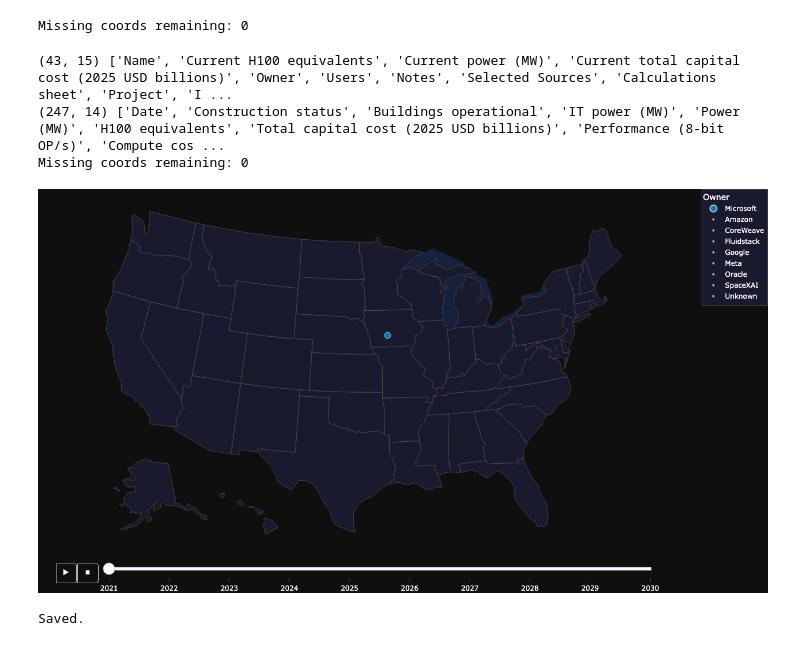
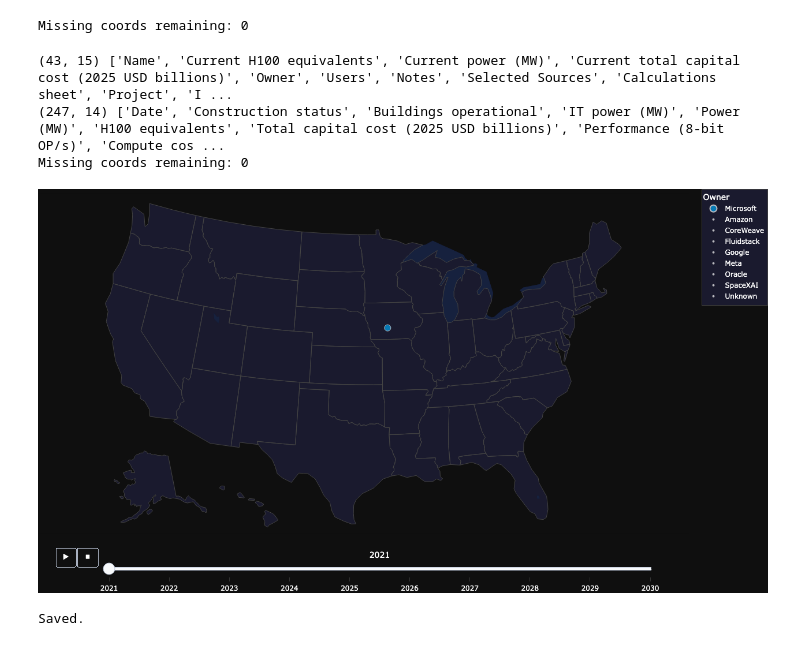
Before and after one commit to qiong20/us_ai_data_center_map, a Jupyter notebook: ai_data_centers_map_usa.ipynb, the cells around one changed output. Drawn from its saved outputs; the diff is of its cells as text; code cells hidden in the pictures.

```diff
--- a/ai_data_centers_map_usa.ipynb
+++ b/ai_data_centers_map_usa.ipynb
@@ -284,35 +284,39 @@ fig.update_layout(
 fig.update_traces(
     hovertemplate=(
         '<b>%{hovertext}</b><br>'
         '%{customdata[2]}, %{customdata[3]}<br>'
         'Owner = %{customdata[0]}<br>'
         'Power (MW) = %{customdata[1]}'
         '<extra></extra>'
     )
 )
 
-fig.layout.sliders[0].currentvalue.visible = False
+fig.layout.sliders[0].currentvalue.visible = True
+fig.layout.sliders[0].currentvalue.prefix = ''
+fig.layout.sliders[0].currentvalue.font = dict(size=14, color='white')
+fig.layout.sliders[0].currentvalue.xanchor = 'center'
+
 fig.layout.sliders[0].update(
     y=-0.02,
     len=0.85,
     x = 0.1,
     pad=dict(t=5, b=5),
 )
 
 fig.layout.updatemenus[0].update(
     y=-0.02,
     pad=dict(t=5, b=5),
 )
 
 for button in fig.layout.updatemenus[0].buttons:
     button.args[1]['frame']['duration'] = 800
 
 fig.show()
 # %% [output]
 (43, 15) ['Name', 'Current H100 equivalents', 'Current power (MW)', 'Current total capital cost (2025 USD billions)', 'Owner', 'Users', 'Notes', 'Selected Sources', 'Calculations sheet', 'Project', 'I ...
 (247, 14) ['Date', 'Construction status', 'Buildings operational', 'IT power (MW)', 'Power (MW)', 'H100 equivalents', 'Total capital cost (2025 USD billions)', 'Performance (8-bit OP/s)', 'Compute cos ...
 Missing coords remaining: 0
-[figure, old version]
+[figure, new version]
 # %%
 import base64
 
```
Also changed, not shown: 1 other file.
